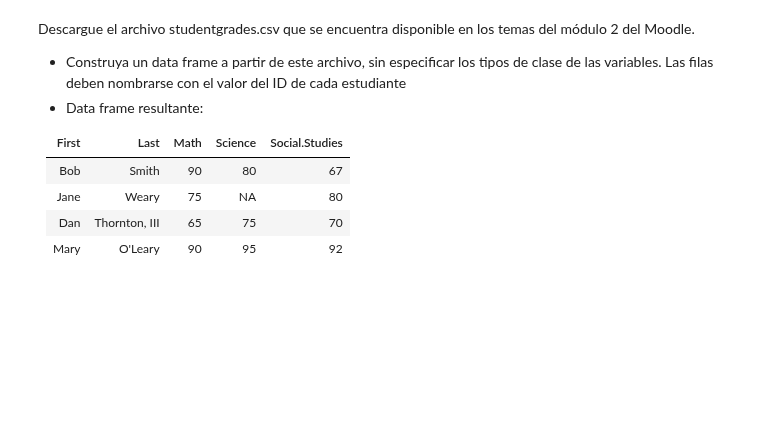
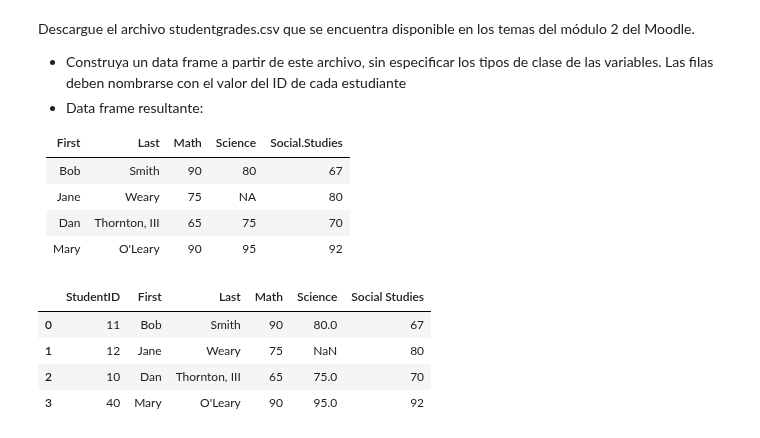
Before and after one commit to vinalyan/Data-Science, a Jupyter notebook: My Courses/EDA/Python/Estructuras_datos.ipynb, the cells around one changed output. Cells and saved outputs as stored; diff of their text form; code cells hidden in the pictures; blank space fills up the shorter version.

```diff
--- a/My Courses/EDA/Python/Estructuras_datos.ipynb
+++ b/My Courses/EDA/Python/Estructuras_datos.ipynb
@@ -468,4 +468,11 @@ tipos de clase de las variables. Las filas deben nombrarse con el valor del ID d
 | Mary|  O'Leary |  90 | 95 | 92  |
 # %%
 import pandas as pd
-df = pd.read_csv()
+df = pd.read_csv("../../../Datasets/studentgrades.csv")
+df.head()
+# %% [output]
+|  | StudentID | First | Last | Math | Science | Social Studies |
+| 0 | 11 | Bob | Smith | 90 | 80.0 | 67 |
+| 1 | 12 | Jane | Weary | 75 | NaN | 80 |
+| 2 | 10 | Dan | Thornton, III | 65 | 75.0 | 70 |
+| 3 | 40 | Mary | O'Leary | 90 | 95.0 | 92 |
```
Also changed, not shown: parts of 2 cells of this notebook.
